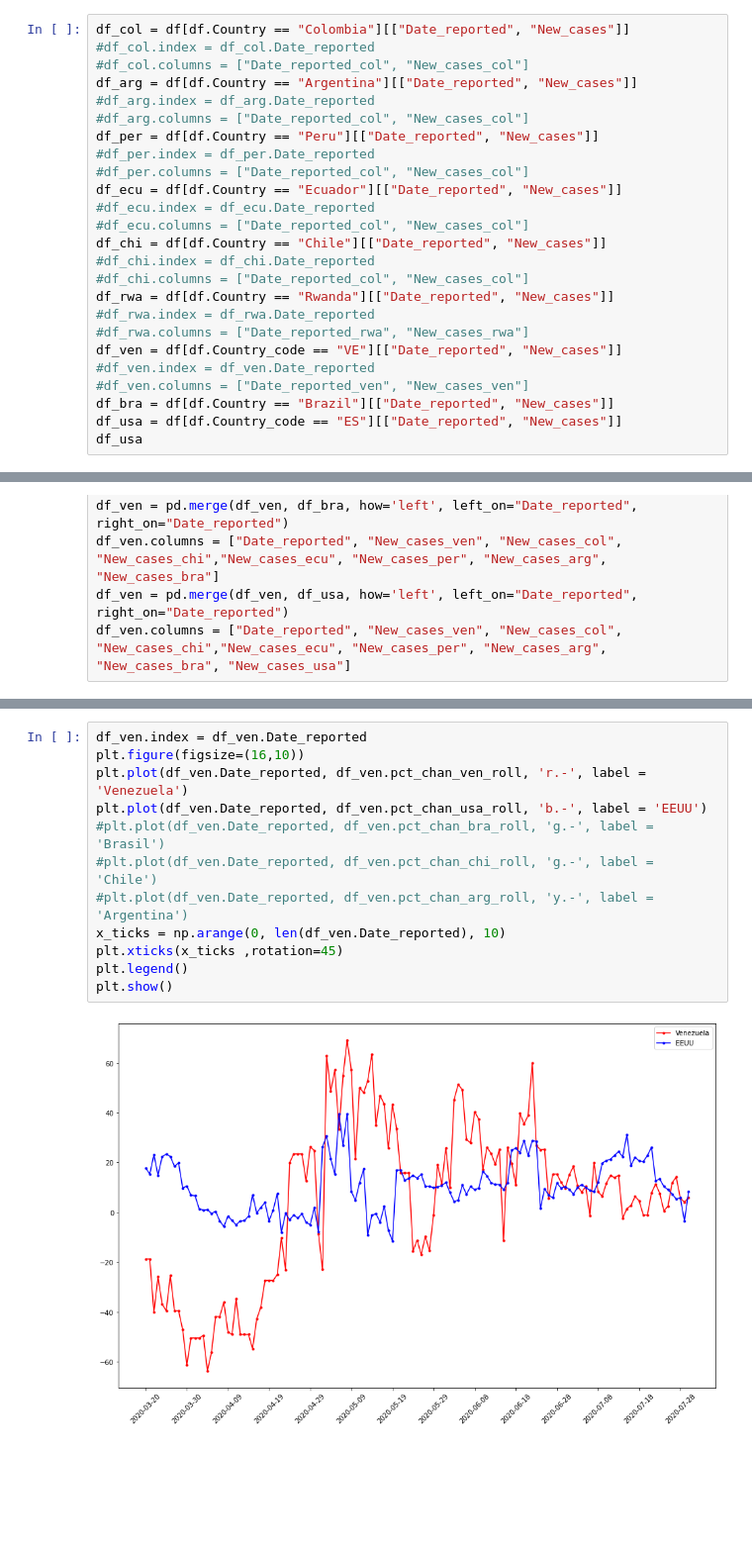
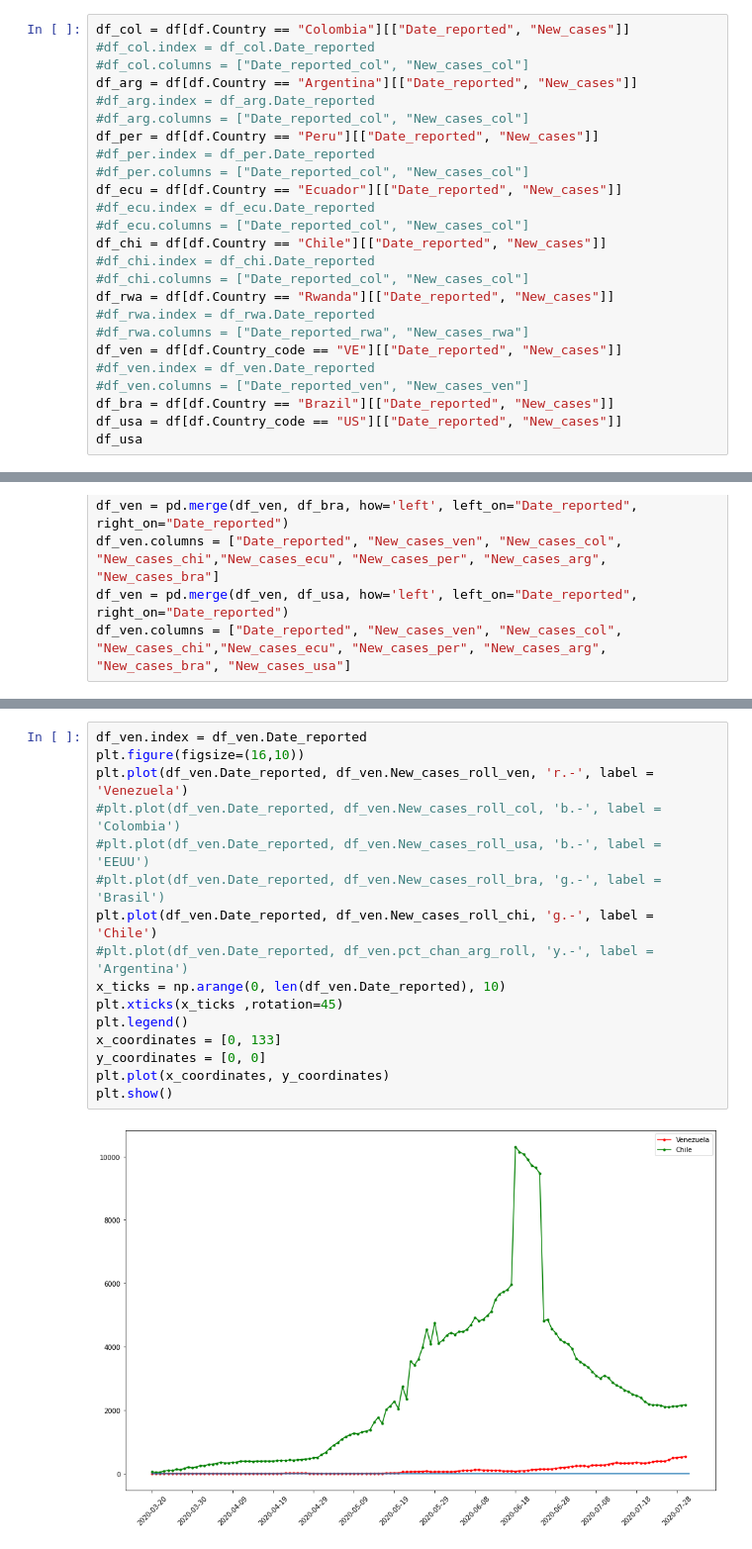
Before and after one commit to MagcDEV/covidVen, a Jupyter notebook: covid_19_ven.ipynb, the cells around one changed output, grey strips where cells are left out. Shown at 99% size. Cells and saved outputs as stored; diff of their text form; blank space fills up the shorter version.

```diff
--- a/covid_19_ven.ipynb
+++ b/covid_19_ven.ipynb
@@ -76,7 +76,7 @@ df_ven = df[df.Country_code == "VE"][["Date_reported", "New_cases"]]
 #df_ven.index = df_ven.Date_reported
 #df_ven.columns = ["Date_reported_ven", "New_cases_ven"]
 df_bra = df[df.Country == "Brazil"][["Date_reported", "New_cases"]]
-df_usa = df[df.Country_code == "ES"][["Date_reported", "New_cases"]]
+df_usa = df[df.Country_code == "US"][["Date_reported", "New_cases"]]
 df_usa
 # %% [output]
 |  | Date_reported | New_cases |
@@ -152,14 +163,18 @@ df_ven
 # %%
 df_ven.index = df_ven.Date_reported
 plt.figure(figsize=(16,10))
-plt.plot(df_ven.Date_reported, df_ven.pct_chan_ven_roll, 'r.-', label = 'Venezuela')
-plt.plot(df_ven.Date_reported, df_ven.pct_chan_usa_roll, 'b.-', label = 'EEUU')
-#plt.plot(df_ven.Date_reported, df_ven.pct_chan_bra_roll, 'g.-', label = 'Brasil')
-#plt.plot(df_ven.Date_reported, df_ven.pct_chan_chi_roll, 'g.-', label = 'Chile')
+plt.plot(df_ven.Date_reported, df_ven.New_cases_roll_ven, 'r.-', label = 'Venezuela')
+#plt.plot(df_ven.Date_reported, df_ven.New_cases_roll_col, 'b.-', label = 'Colombia')
+#plt.plot(df_ven.Date_reported, df_ven.New_cases_roll_usa, 'b.-', label = 'EEUU')
+#plt.plot(df_ven.Date_reported, df_ven.New_cases_roll_bra, 'g.-', label = 'Brasil')
+plt.plot(df_ven.Date_reported, df_ven.New_cases_roll_chi, 'g.-', label = 'Chile')
 #plt.plot(df_ven.Date_reported, df_ven.pct_chan_arg_roll, 'y.-', label = 'Argentina')
 x_ticks = np.arange(0, len(df_ven.Date_reported), 10)
 plt.xticks(x_ticks ,rotation=45)
 plt.legend()
+x_coordinates = [0, 133]
+y_coordinates = [0, 0]
+plt.plot(x_coordinates, y_coordinates)
 plt.show()
 # %% [output]
-[figure, old version]
+[figure, new version]
```
Also changed, not shown: parts of 2 cells of this notebook.
